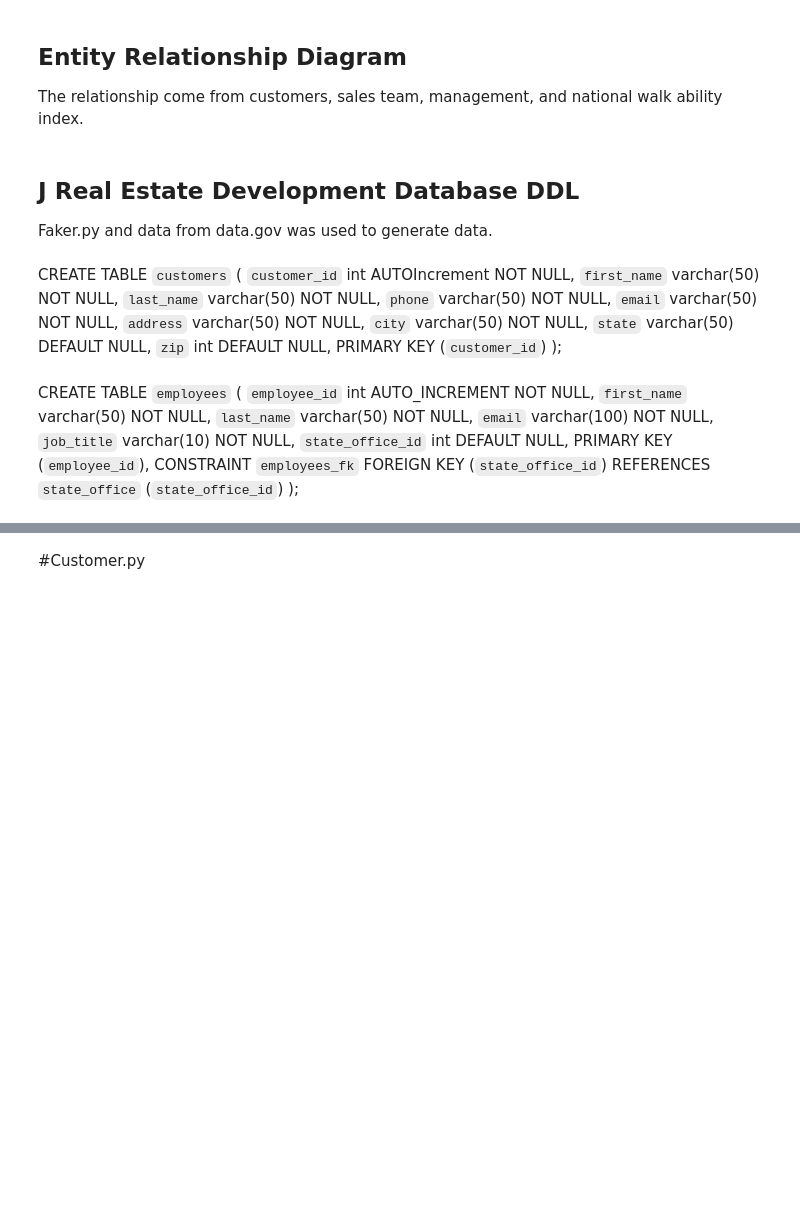
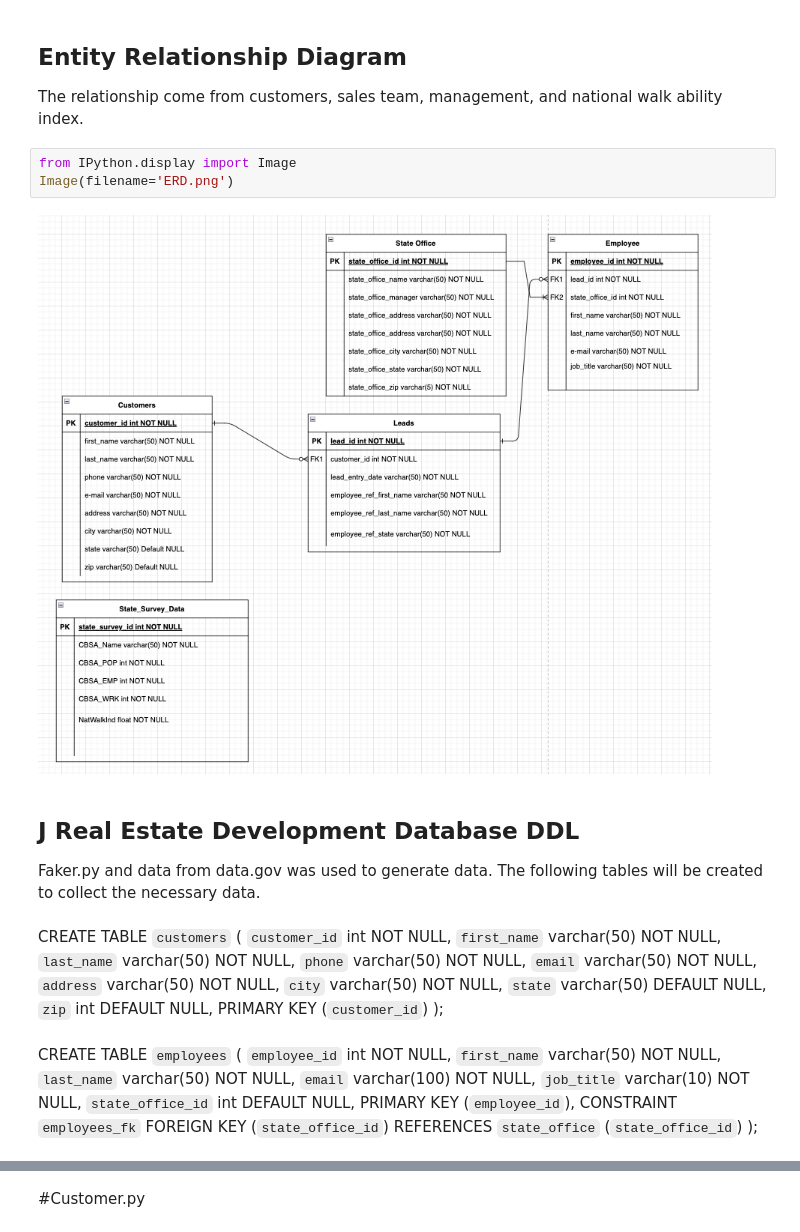
Before and after one commit to jg2012/JGCapstone, a Jupyter notebook: J Real Estate Development.ipynb, the cells around one changed output, grey strips where cells are left out. Cells and saved outputs as stored; diff of their text form; blank space fills up the shorter version.

```diff
--- a/J Real Estate Development.ipynb
+++ b/J Real Estate Development.ipynb
@@ -8,33 +13,38 @@ Survey and approval process for development projects.
 # %% [markdown]
 ## Entity Relationship Diagram
 The relationship come from customers, sales team, management, and national walk ability index.
+# %%
+from IPython.display import Image
+Image(filename='ERD.png')
+# %% [output]
+[figure, added]
 # %% [markdown]
 ## J Real Estate Development Database DDL
-Faker.py and data from data.gov was used to generate data.
+Faker.py and data from data.gov was used to generate data. The following tables will be created to collect the necessary data.
 # %% [markdown]
 
 CREATE TABLE `customers` (
- `customer_id` int AUTOIncrement NOT NULL,
-`first_name` varchar(50) NOT NULL,
-`last_name` varchar(50) NOT NULL,
-`phone` varchar(50) NOT NULL,
-`email` varchar(50) NOT NULL,
-`address` varchar(50) NOT NULL,
-`city` varchar(50) NOT NULL,
-`state` varchar(50) DEFAULT NULL,
-`zip` int DEFAULT NULL,
-PRIMARY KEY (`customer_id`)
+    `customer_id` int NOT NULL,
+    `first_name` varchar(50) NOT NULL,
+    `last_name` varchar(50) NOT NULL,
+    `phone` varchar(50) NOT NULL,
+    `email` varchar(50) NOT NULL,
+    `address` varchar(50) NOT NULL,
+    `city` varchar(50) NOT NULL,
+    `state` varchar(50) DEFAULT NULL,
+    `zip` int DEFAULT NULL,
+    PRIMARY KEY (`customer_id`)
 );
 # %% [markdown]
 CREATE TABLE `employees` (
-                             `employee_id` int AUTO_INCREMENT NOT NULL,
-                             `first_name` varchar(50) NOT NULL,
-                             `last_name` varchar(50) NOT NULL,
-                             `email` varchar(100) NOT NULL,
-                             `job_title` varchar(10) NOT NULL,
-                             `state_office_id` int DEFAULT NULL,
-                             PRIMARY KEY (`employee_id`),
-                             CONSTRAINT `employees_fk` FOREIGN KEY (`state_office_id`) REFERENCES `state_office` (`state_office_id`)
+    `employee_id` int NOT NULL,
+    `first_name` varchar(50) NOT NULL,
+    `last_name` varchar(50) NOT NULL,
+    `email` varchar(100) NOT NULL,
+    `job_title` varchar(10) NOT NULL,
+    `state_office_id` int DEFAULT NULL,
+    PRIMARY KEY (`employee_id`),
+    CONSTRAINT `employees_fk` FOREIGN KEY (`state_office_id`) REFERENCES `state_office` (`state_office_id`)
 );
 # %% [markdown]
 CREATE TABLE `state_office` (
```
Also changed, not shown: parts of 5 cells of this notebook, 7 other files.
